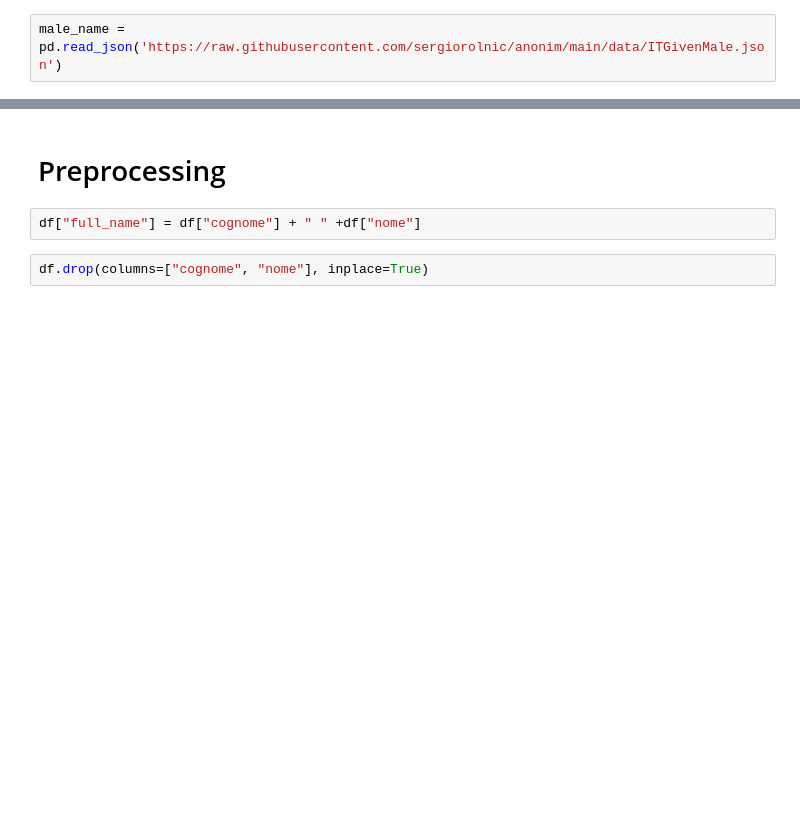
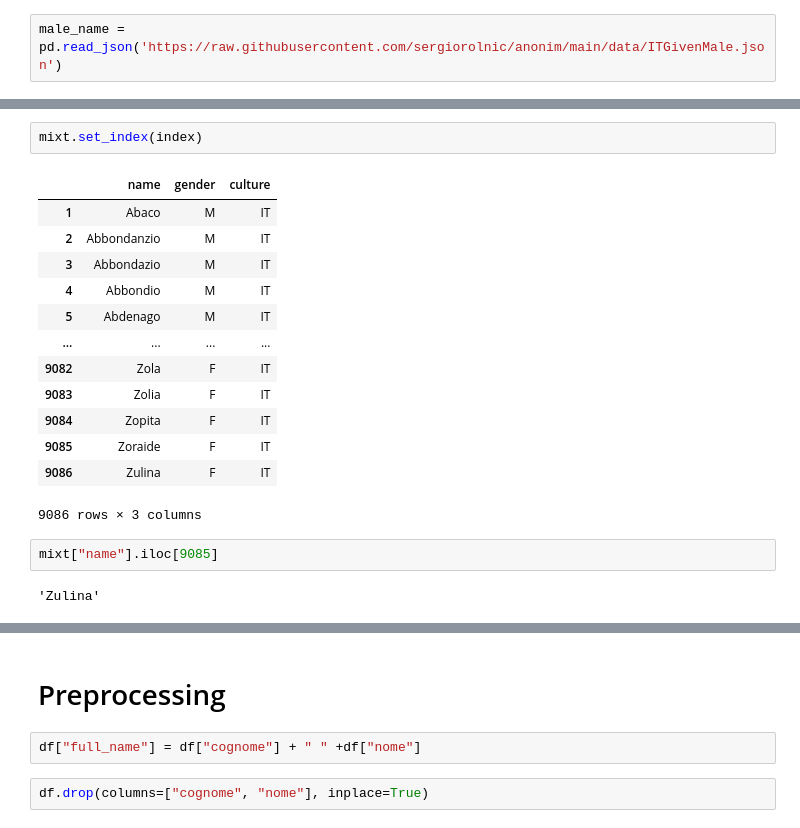
Before and after one commit to sergiorolnic/anonim, a Jupyter notebook: Untitled5.ipynb, the cells around one changed output, grey strips where cells are left out. Cells and saved outputs as stored; diff of their text form; blank space fills up the shorter version.

```diff
--- a/Untitled5.ipynb
+++ b/Untitled5.ipynb
@@ -56,0 +96,20 @@ male_name.head(3)
+# %%
+mixt.set_index(index)
+# %% [output]
+|  | name | gender | culture |
+| 1 | Abaco | M | IT |
+| 2 | Abbondanzio | M | IT |
+| 3 | Abbondazio | M | IT |
+| 4 | Abbondio | M | IT |
+| 5 | Abdenago | M | IT |
+| ... | ... | ... | ... |
+| 9082 | Zola | F | IT |
+| 9083 | Zolia | F | IT |
+| 9084 | Zopita | F | IT |
+| 9085 | Zoraide | F | IT |
+| 9086 | Zulina | F | IT |
+9086 rows × 3 columns
+# %%
+mixt["name"].iloc[9085]
+# %% [output]
+'Zulina'
```
Also changed, not shown: parts of 23 cells of this notebook.
